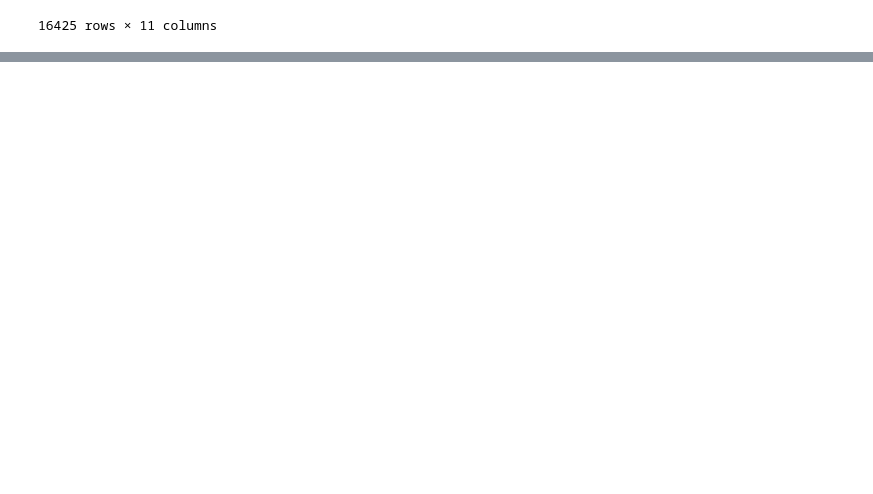
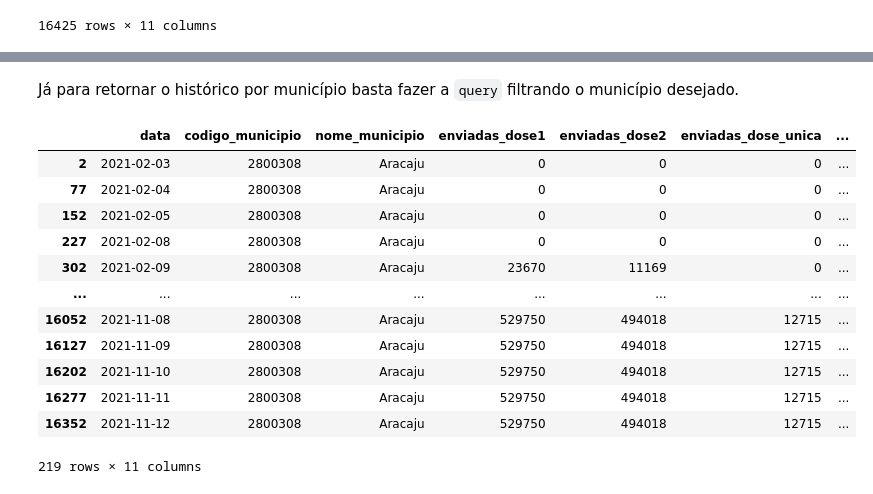
Before and after one commit to dadosabertossergipe/covid19, a Jupyter notebook: br-se-covid19-vacinacao/code/ProcessaVacinacao.ipynb, the cells around one changed output, grey strips where cells are left out. Saved outputs shown, nothing was run; the diff lists cells and outputs as text; code cells hidden in the pictures; blank space fills up the shorter version.

```diff
--- a/br-se-covid19-vacinacao/code/ProcessaVacinacao.ipynb
+++ b/br-se-covid19-vacinacao/code/ProcessaVacinacao.ipynb
@@ -384,0 +391,3 @@ final_.to_csv("../output/vacinacao_municipios_se.csv", index=False)
+# %%
+data_final = pd.read_csv("../output/municipio_total.csv")
+data_final
@@ -384,0 +457,19 @@ final_.to_csv("../output/vacinacao_municipios_se.csv", index=False)
+# %% [markdown]
+Já para retornar o histórico por município basta fazer a `query` filtrando o município desejado.
+# %%
+historico_municipio = data_final.query("codigo_municipio == 2800308")
+historico_municipio
+# %% [output]
+|  | data | codigo_municipio | nome_municipio | enviadas_dose1 | enviadas_dose2 | enviadas_dose_unica | ... |
+| 2 | 2021-02-03 | 2800308 | Aracaju | 0 | 0 | 0 | ... |
+| 77 | 2021-02-04 | 2800308 | Aracaju | 0 | 0 | 0 | ... |
+| 152 | 2021-02-05 | 2800308 | Aracaju | 0 | 0 | 0 | ... |
+| 227 | 2021-02-08 | 2800308 | Aracaju | 0 | 0 | 0 | ... |
+| 302 | 2021-02-09 | 2800308 | Aracaju | 23670 | 11169 | 0 | ... |
+| ... | ... | ... | ... | ... | ... | ... | ... |
+| 16052 | 2021-11-08 | 2800308 | Aracaju | 529750 | 494018 | 12715 | ... |
+| 16127 | 2021-11-09 | 2800308 | Aracaju | 529750 | 494018 | 12715 | ... |
+| 16202 | 2021-11-10 | 2800308 | Aracaju | 529750 | 494018 | 12715 | ... |
+| 16277 | 2021-11-11 | 2800308 | Aracaju | 529750 | 494018 | 12715 | ... |
+| 16352 | 2021-11-12 | 2800308 | Aracaju | 529750 | 494018 | 12715 | ... |
+219 rows × 11 columns
```
Also changed, not shown: parts of 15 cells of this notebook, 1 other file.
